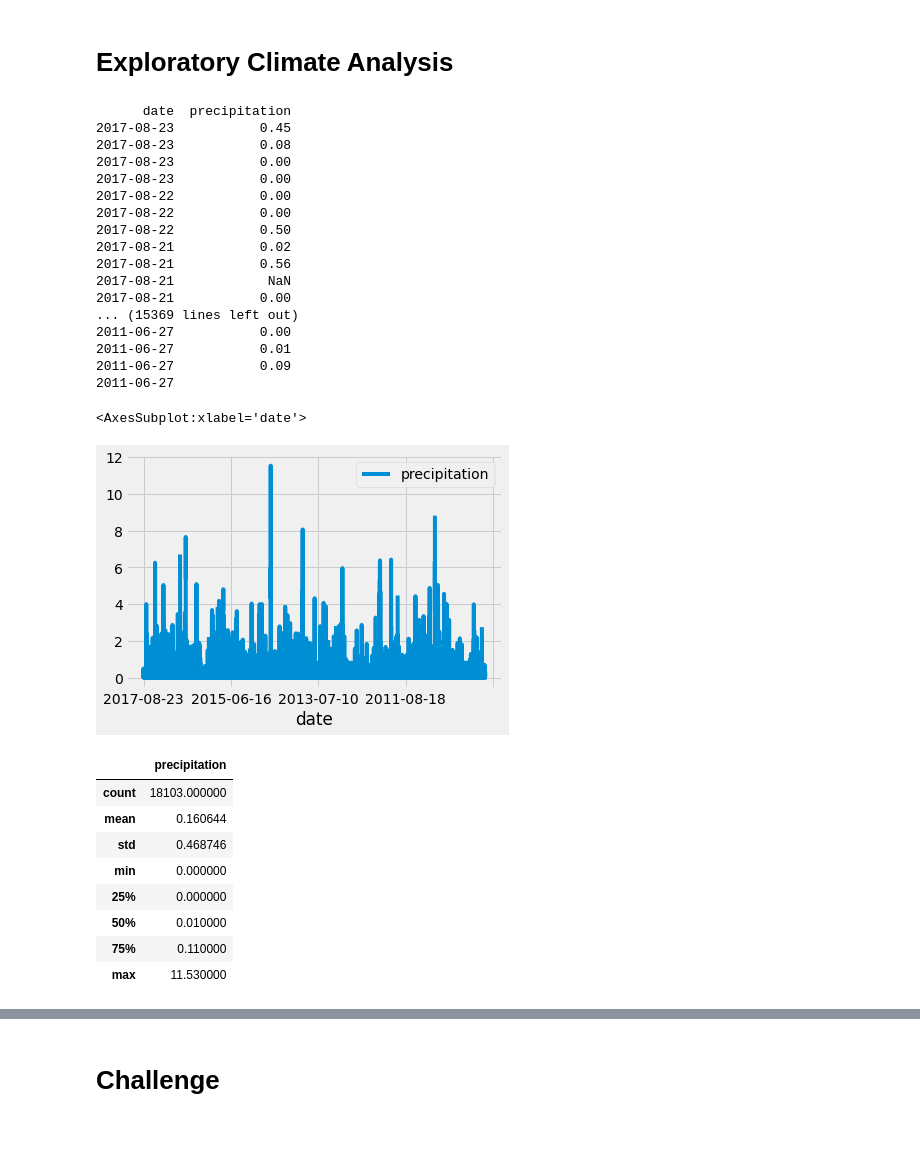
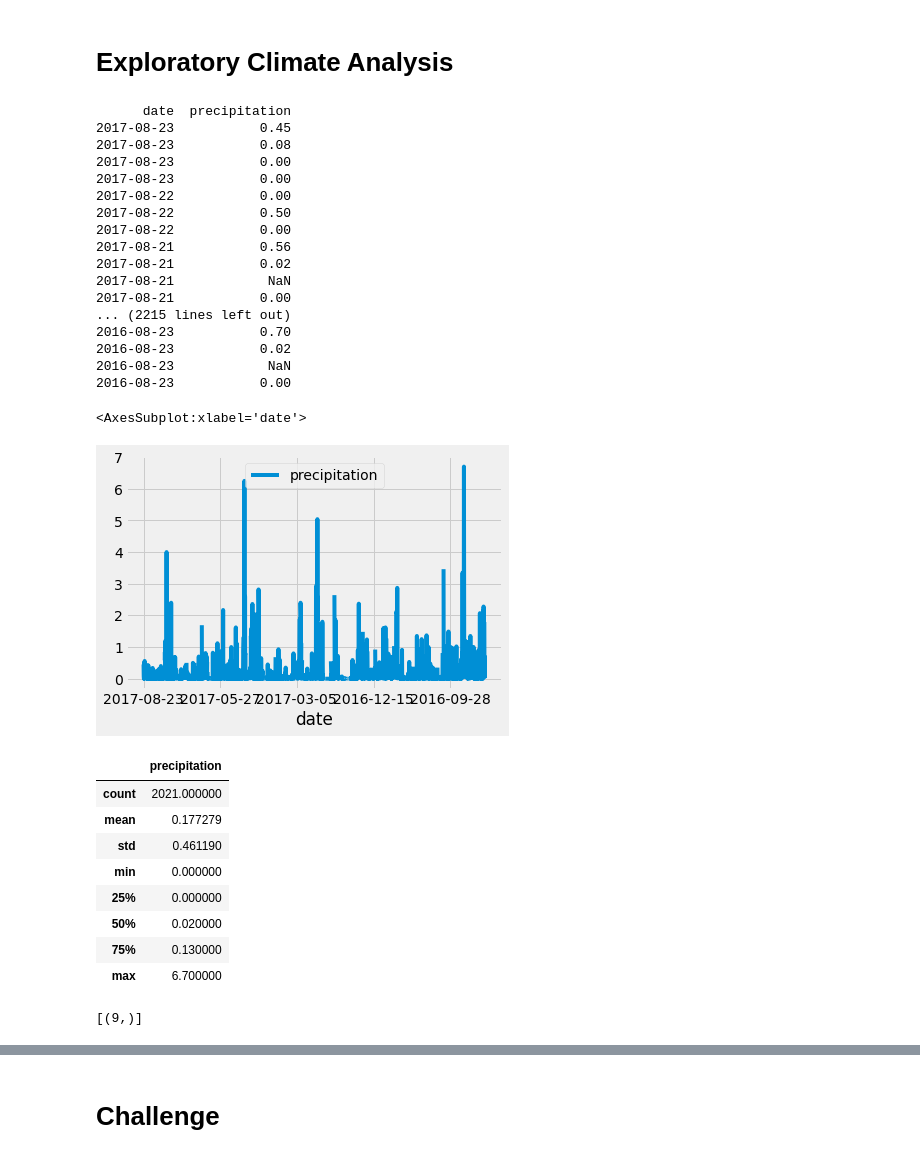
Before and after one commit to pranavspatel/surfs_up, a Jupyter notebook: climate_analysis.ipynb, the cells around one changed output, grey strips where cells are left out. Drawn from its saved outputs; the diff is of its cells as text; code cells hidden in the pictures.

```diff
--- a/climate_analysis.ipynb
+++ b/climate_analysis.ipynb
@@ -41,57 +72,60 @@ session = Session(engine)
 #Starting from the last data point in the database.
 prev_year = dt.date(2017, 8, 23)
 # Calculate the date one year from the last date in data set.
 prev_year = dt.date(2017, 8, 23) - dt.timedelta(days=365)
 # Perform a query to retrieve the data and precipitation scores
 results = []
-results = session.query(Measurement.date, Measurement.prcp)
+results = session.query(Measurement.date, Measurement.prcp).filter(Measurement.date >= prev_year)
 #print(results.all())
 # Save the query results as a Pandas DataFrame and set the index to the date column
 df = pd.DataFrame(results, columns=['date','precipitation'])
 
 # Sort the dataframe by date
 df.set_index(df['date'], inplace=True)
 #print(df)
 #print(df.to_string(index=False))
 df = df.sort_index(ascending = False)
 print(df.to_string(index=False))
 # Use Pandas Plotting with Matplotlib to plot the data
 df.plot()
 # %% [output]
       date  precipitation
 2017-08-23           0.45
 2017-08-23           0.08
 2017-08-23           0.00
 2017-08-23           0.00
 2017-08-22           0.00
+2017-08-22           0.50
 2017-08-22           0.00
-2017-08-22           0.50
+2017-08-21           0.56
 2017-08-21           0.02
-2017-08-21           0.56
 2017-08-21            NaN
 2017-08-21           0.00
-... (15369 lines left out)
-2011-06-27           0.00
-2011-06-27           0.01
-2011-06-27           0.09
-2011-06-27
+... (2215 lines left out)
+2016-08-23           0.70
+2016-08-23           0.02
+2016-08-23            NaN
+2016-08-23           0.00
 <AxesSubplot:xlabel='date'>
-[figure, old version]
+[figure, new version]
 # %%
 # Use Pandas to calcualte the summary statistics for the precipitation data
 df.describe()
 # %% [output]
 |  | precipitation |
-| count | 18103.000000 |
-| mean | 0.160644 |
-| std | 0.468746 |
+| count | 2021.000000 |
+| mean | 0.177279 |
+| std | 0.461190 |
 | min | 0.000000 |
 | 25% | 0.000000 |
-| 50% | 0.010000 |
-| 75% | 0.110000 |
-| max | 11.530000 |
+| 50% | 0.020000 |
+| 75% | 0.130000 |
+| max | 6.700000 |
 # %%
 # How many stations are available in this dataset?
+session.query(func.count(Station.station)).all()
+# %% [output]
+[(9,)]
 # %%
 # What are the most active stations?
 # List the stations and the counts in descending order.
```
Also changed, not shown: parts of 15 cells of this notebook.
